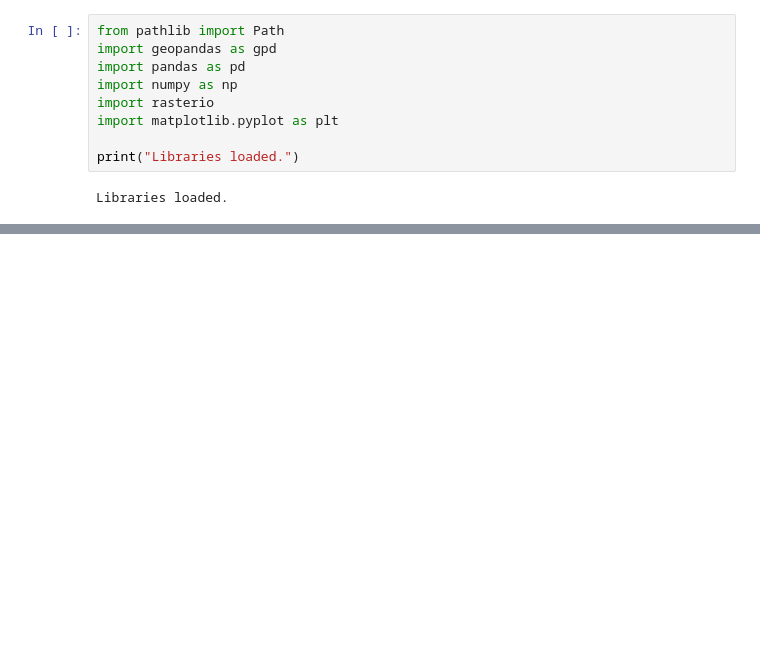
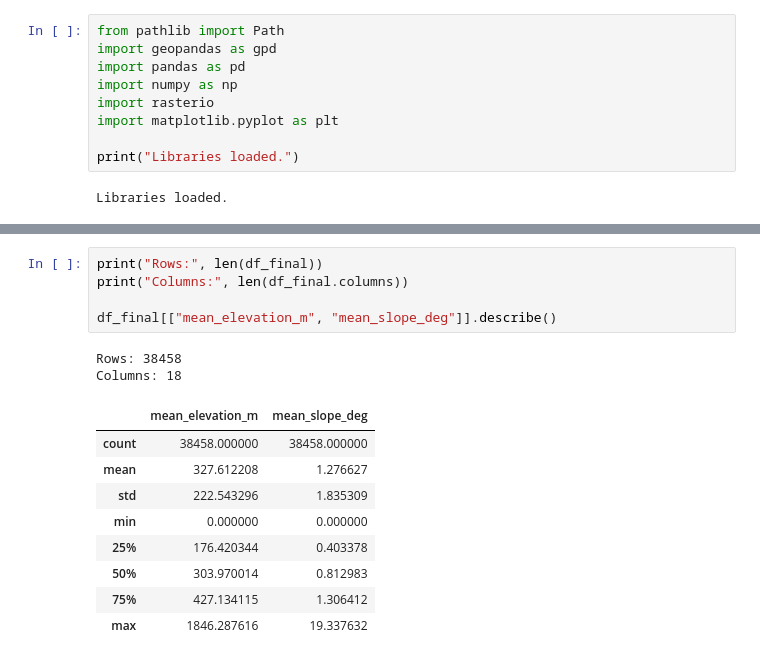
Before and after one commit to Ayaaaa331/Nigeria-cdr-project, a Jupyter notebook: notebooks/03_terrain_processing.ipynb, the cells around one changed output, grey strips where cells are left out. Saved outputs shown, nothing was run; the diff lists cells and outputs as text; blank space fills up the shorter version.

```diff
--- a/notebooks/03_terrain_processing.ipynb
+++ b/notebooks/03_terrain_processing.ipynb
@@ -22,0 +557,17 @@ EPSG:4326
+# %%
+print("Rows:", len(df_final))
+print("Columns:", len(df_final.columns))
+
+df_final[["mean_elevation_m", "mean_slope_deg"]].describe()
+# %% [output]
+Rows: 38458
+Columns: 18
+|  | mean_elevation_m | mean_slope_deg |
+| count | 38458.000000 | 38458.000000 |
+| mean | 327.612208 | 1.276627 |
+| std | 222.543296 | 1.835309 |
+| min | 0.000000 | 0.000000 |
+| 25% | 176.420344 | 0.403378 |
+| 50% | 303.970014 | 0.812983 |
+| 75% | 427.134115 | 1.306412 |
+| max | 1846.287616 | 19.337632 |
```
Also changed, not shown: parts of 26 cells of this notebook, 2 other files.
